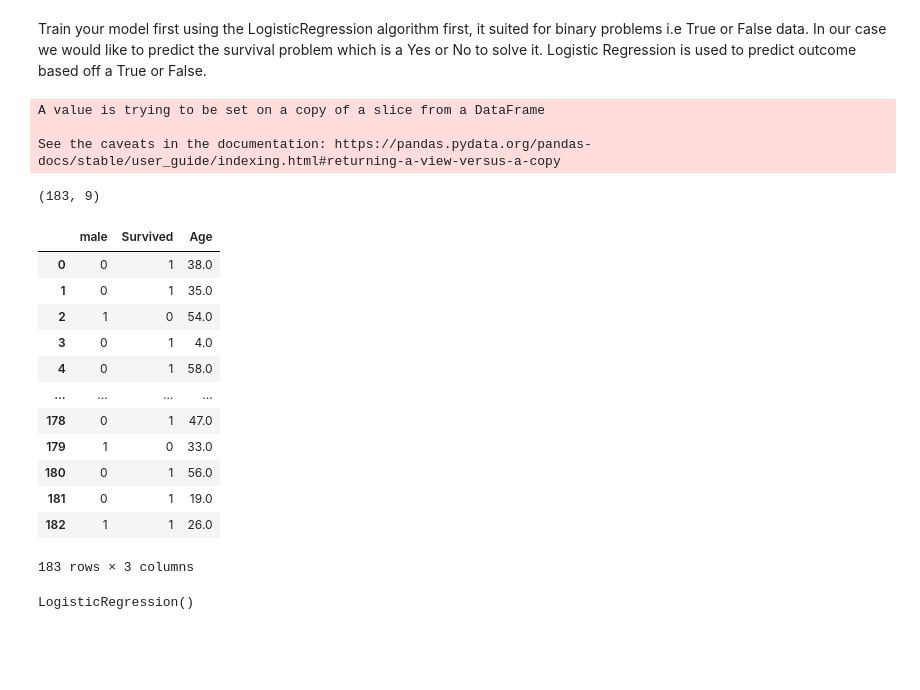
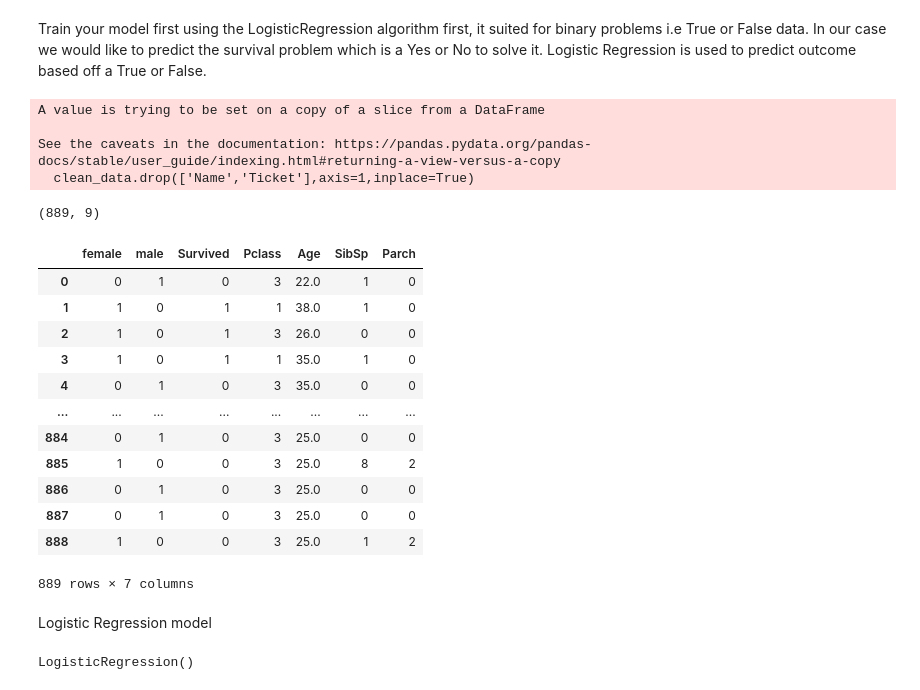
Before and after one commit to kdmwangi/Data-Science, a Jupyter notebook: Titanic_Model.ipynb, the cells around one changed output. Drawn from its saved outputs; the diff is of its cells as text; code cells hidden in the pictures; blank space fills up the shorter version.

```diff
--- a/Titanic_Model.ipynb
+++ b/Titanic_Model.ipynb
@@ -293,0 +354,3 @@ sns.lmplot(titanic_df, x='Age', y='Survived', hue='Sex', col='Sex',row='Parch',y
+# %%
+titanic_df.dropna(subset=['Age'],inplace=True)
+titanic_df['Age'].isna().any()
@@ -293,0 +359,4 @@ sns.lmplot(titanic_df, x='Age', y='Survived', hue='Sex', col='Sex',row='Parch',y
+# %%
+combined_df = pd.concat([titanic_df,empty_age_df])
+# %%
+combined_df.drop(columns=['Cabin'], inplace=True)
@@ -305,10 +384,10 @@ def compute_age():
 # %%
 # dropna values
-clean_data = titanic_df.dropna()
+clean_data = combined_df.dropna()
 clean_data.reset_index(drop=True, inplace=True)
 # reset the index after dropna
 # drop columns which are strings or convert them to 0/1 example the embarked
-clean_data.drop(['Name','Ticket','Cabin'],axis=1,inplace=True)
+clean_data.drop(['Name','Ticket'],axis=1,inplace=True)
 clean_data.head()
 # pd.concat(clean_data,pd.get_dummies(clean_data['Sex']),ignore_index=True)
 # clean_data.append(pd.get_dummies(clean_data['Sex']))
@@ -317,7 +396,8 @@ clean_data.shape
 A value is trying to be set on a copy of a slice from a DataFrame
 
 See the caveats in the documentation: https://pandas.pydata.org/pandas-docs/stable/user_guide/indexing.html#returning-a-view-versus-a-copy
+  clean_data.drop(['Name','Ticket'],axis=1,inplace=True)
-(183, 9)
+(889, 9)
 # %%
 embark = pd.get_dummies(clean_data['Embarked']).reset_index(drop=True)
 clean_data = clean_data.join(embark)
@@ -327,24 +407,26 @@ clean_data = clean_data.join(embark)
 # %%
 gender = pd.get_dummies(clean_data['Sex']).reset_index(drop=True)
 new_data = pd.merge(gender,clean_data,left_index=True, right_index=True)
-new_data.drop(['Sex','Embarked','PassengerId','female','SibSp','Pclass','Fare','Parch','C','Q','S'],axis=1,inplace=True)
+new_data.drop(['Sex','Embarked','PassengerId','Fare','C','Q','S'],axis=1,inplace=True)
 new_data
 # %% [output]
-|  | male | Survived | Age |
-| 0 | 0 | 1 | 38.0 |
-| 1 | 0 | 1 | 35.0 |
-| 2 | 1 | 0 | 54.0 |
-| 3 | 0 | 1 | 4.0 |
-| 4 | 0 | 1 | 58.0 |
-| ... | ... | ... | ... |
-| 178 | 0 | 1 | 47.0 |
-| 179 | 1 | 0 | 33.0 |
-| 180 | 0 | 1 | 56.0 |
-| 181 | 0 | 1 | 19.0 |
-| 182 | 1 | 1 | 26.0 |
+|  | female | male | Survived | Pclass | Age | SibSp | Parch |
+| 0 | 0 | 1 | 0 | 3 | 22.0 | 1 | 0 |
+| 1 | 1 | 0 | 1 | 1 | 38.0 | 1 | 0 |
+| 2 | 1 | 0 | 1 | 3 | 26.0 | 0 | 0 |
+| 3 | 1 | 0 | 1 | 1 | 35.0 | 1 | 0 |
+| 4 | 0 | 1 | 0 | 3 | 35.0 | 0 | 0 |
+| ... | ... | ... | ... | ... | ... | ... | ... |
+| 884 | 0 | 1 | 0 | 3 | 25.0 | 0 | 0 |
+| 885 | 1 | 0 | 0 | 3 | 25.0 | 8 | 2 |
+| 886 | 0 | 1 | 0 | 3 | 25.0 | 0 | 0 |
+| 887 | 0 | 1 | 0 | 3 | 25.0 | 0 | 0 |
+| 888 | 1 | 0 | 0 | 3 | 25.0 | 1 | 2 |
-183 rows × 3 columns
+889 rows × 7 columns
 # %%
 new_data.columns = new_data.columns.astype(str)
+# %% [markdown]
+Logistic Regression model
 # %%
 X =  new_data.drop('Survived',axis=1)
 y = new_data['Survived']
```
Also changed, not shown: parts of 17 cells of this notebook.
